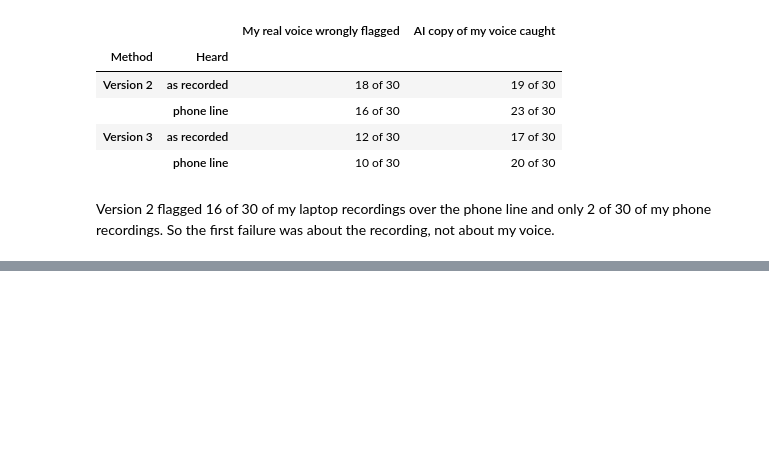
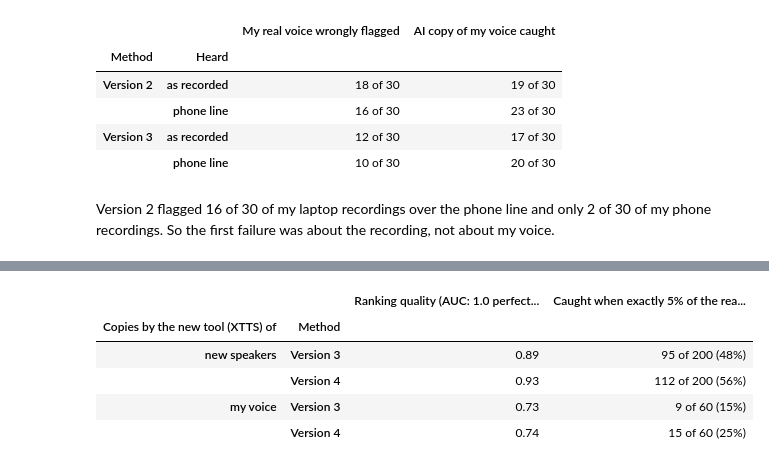
Before and after one commit to ImGosha/clonecheck, a Jupyter notebook: CloneCheck.ipynb, the cells around one changed output, grey strips where cells are left out. Saved outputs shown, nothing was run; the diff lists cells and outputs as text; code cells hidden in the pictures; blank space fills up the shorter version.

```diff
--- a/CloneCheck.ipynb
+++ b/CloneCheck.ipynb
@@ -370,0 +401,9 @@ Version 2 flagged 16 of 30 of my laptop recordings over the phone line and only
+# %%
+report.clone_second_look()
+# %% [output]
+|  |  | Ranking quality (AUC: 1.0 perfect... | Caught when exactly 5% of the rea... |
+| Copies by the new tool (XTTS) of | Method |  |  |
+| new speakers | Version 3 | 0.89 | 95 of 200 (48%) |
+|  | Version 4 | 0.93 | 112 of 200 (56%) |
+| my voice | Version 3 | 0.73 | 9 of 60 (15%) |
+|  | Version 4 | 0.74 | 15 of 60 (25%) |
```
Also changed, not shown: parts of 7 cells of this notebook, 15 other files.
